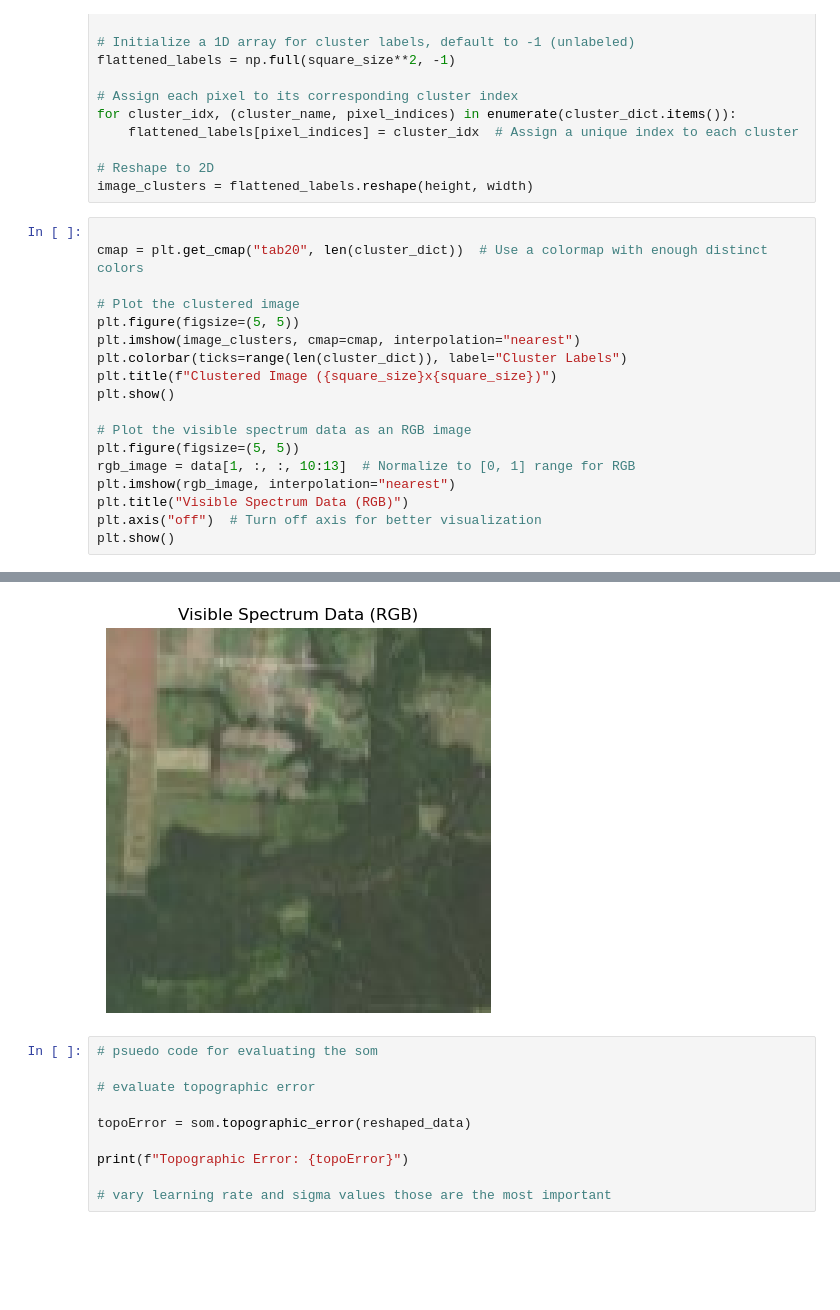
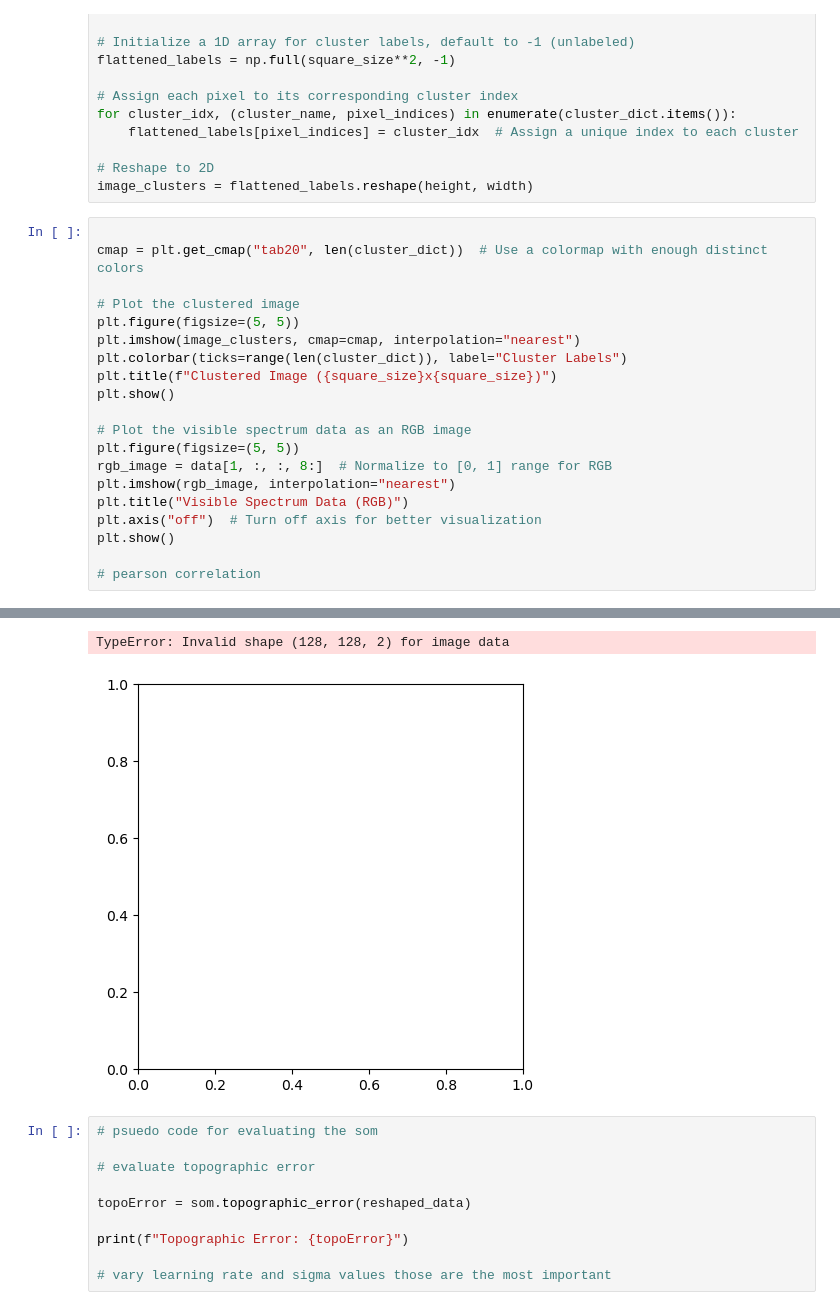
Before and after one commit to tague-carlyon/SOMproject, a Jupyter notebook: som.ipynb, the cells around one changed output, grey strips where cells are left out. Cells and saved outputs as stored; diff of their text form; blank space fills up the shorter version.

```diff
--- a/som.ipynb
+++ b/som.ipynb
@@ -249,9 +249,11 @@ plt.show()
 
 # Plot the visible spectrum data as an RGB image
 plt.figure(figsize=(5, 5))
-rgb_image = data[1, :, :, 10:13]  # Normalize to [0, 1] range for RGB
+rgb_image = data[1, :, :, 8:]  # Normalize to [0, 1] range for RGB
 plt.imshow(rgb_image, interpolation="nearest")
 plt.title("Visible Spectrum Data (RGB)")
 plt.axis("off")  # Turn off axis for better visualization
 plt.show()
+
+# pearson correlation
 # %% [output]
@@ -259,4 +261,5 @@ plt.show()
+TypeError: Invalid shape (128, 128, 2) for image data
-[figure, old version]
+[figure, new version]
 # %%
 # psuedo code for evaluating the som
 
```
Also changed, not shown: parts of 6 cells of this notebook, 1 other file.
